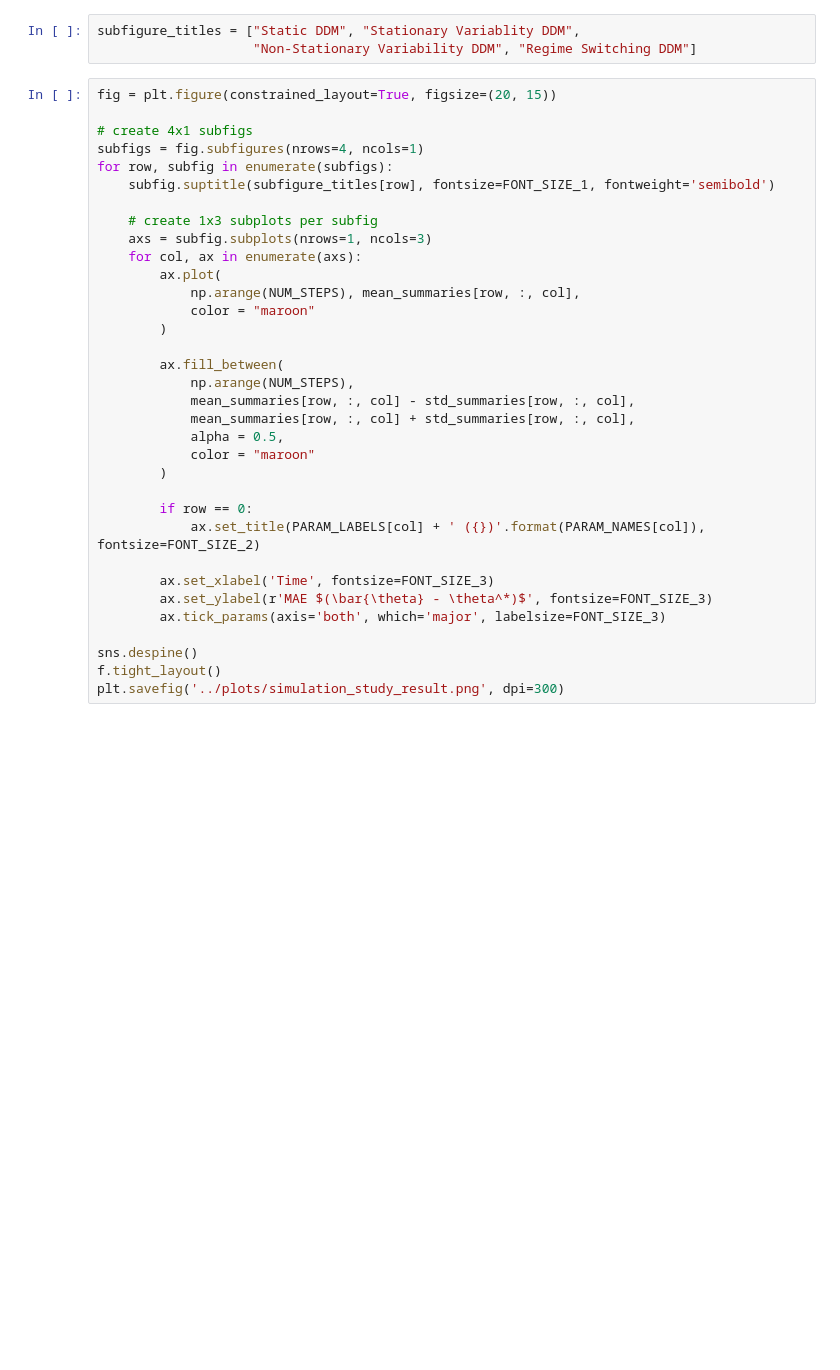
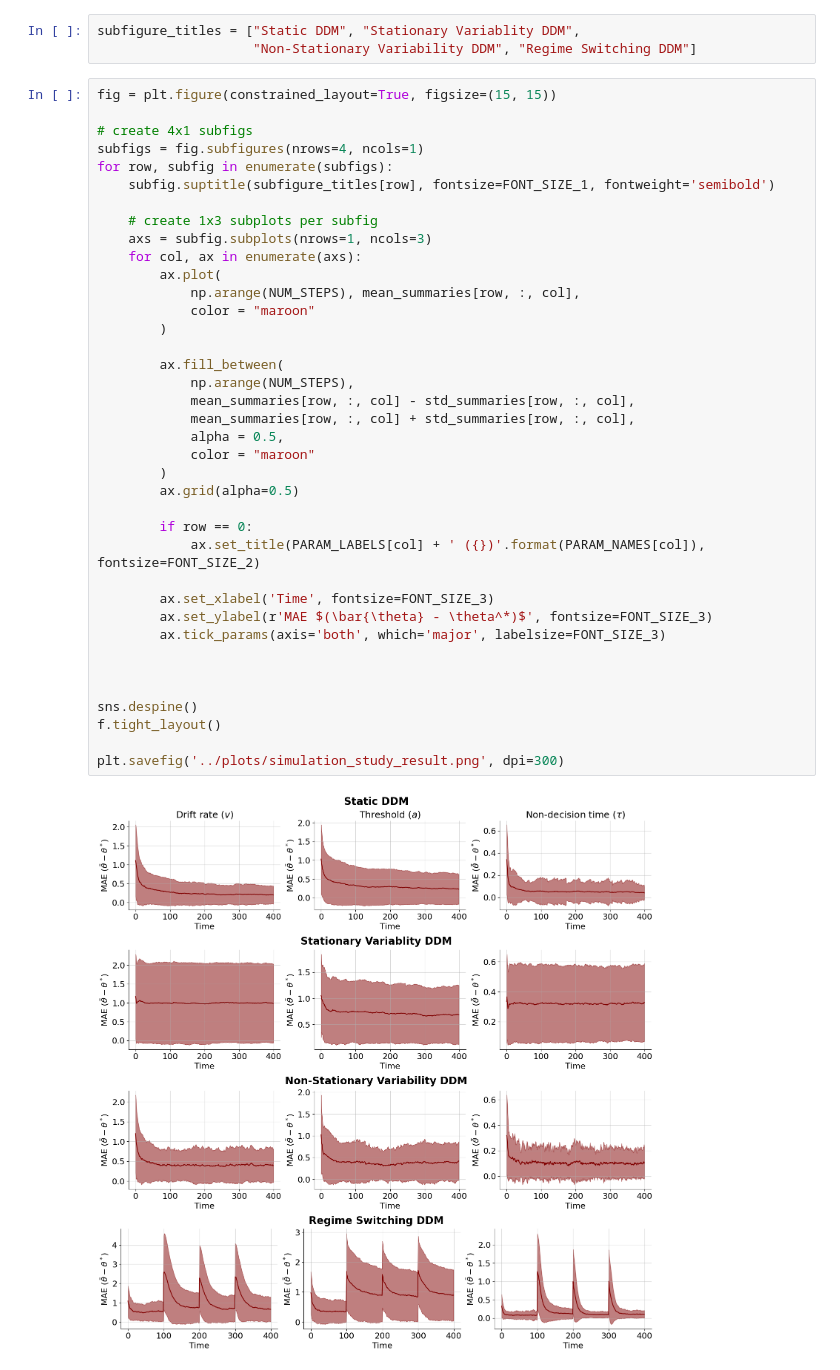
Before and after one commit to bayesflow-org/Neural-Superstatistics, a Jupyter notebook: applications/simulation_study/notebook/simulation_study_experiment.ipynb, the cells around one changed output. Saved outputs shown, nothing was run; the diff lists cells and outputs as text; blank space fills up the shorter version.

```diff
--- a/applications/simulation_study/notebook/simulation_study_experiment.ipynb
+++ b/applications/simulation_study/notebook/simulation_study_experiment.ipynb
@@ -184,36 +201,42 @@ std_summaries = np.array([abs_error_static_std, abs_error_stationary_std,
 subfigure_titles = ["Static DDM", "Stationary Variablity DDM",
                     "Non-Stationary Variability DDM", "Regime Switching DDM"]
 # %%
-fig = plt.figure(constrained_layout=True, figsize=(20, 15))
+fig = plt.figure(constrained_layout=True, figsize=(15, 15))
 
 # create 4x1 subfigs
 subfigs = fig.subfigures(nrows=4, ncols=1)
 for row, subfig in enumerate(subfigs):
     subfig.suptitle(subfigure_titles[row], fontsize=FONT_SIZE_1, fontweight='semibold')
 
     # create 1x3 subplots per subfig
     axs = subfig.subplots(nrows=1, ncols=3)
     for col, ax in enumerate(axs):
         ax.plot(
             np.arange(NUM_STEPS), mean_summaries[row, :, col],
             color = "maroon"
         )
 
         ax.fill_between(
             np.arange(NUM_STEPS),
             mean_summaries[row, :, col] - std_summaries[row, :, col],
             mean_summaries[row, :, col] + std_summaries[row, :, col],
             alpha = 0.5,
             color = "maroon"
         )
+        ax.grid(alpha=0.5)
 
         if row == 0:
             ax.set_title(PARAM_LABELS[col] + ' ({})'.format(PARAM_NAMES[col]), fontsize=FONT_SIZE_2)
 
         ax.set_xlabel('Time', fontsize=FONT_SIZE_3)
         ax.set_ylabel(r'MAE $(\bar{\theta} - \theta^*)$', fontsize=FONT_SIZE_3)
         ax.tick_params(axis='both', which='major', labelsize=FONT_SIZE_3)
 
+
+
 sns.despine()
 f.tight_layout()
+
 plt.savefig('../plots/simulation_study_result.png', dpi=300)
+# %% [output]
+[figure, added]
```
Also changed, not shown: parts of 2 cells of this notebook, 1 other file.
